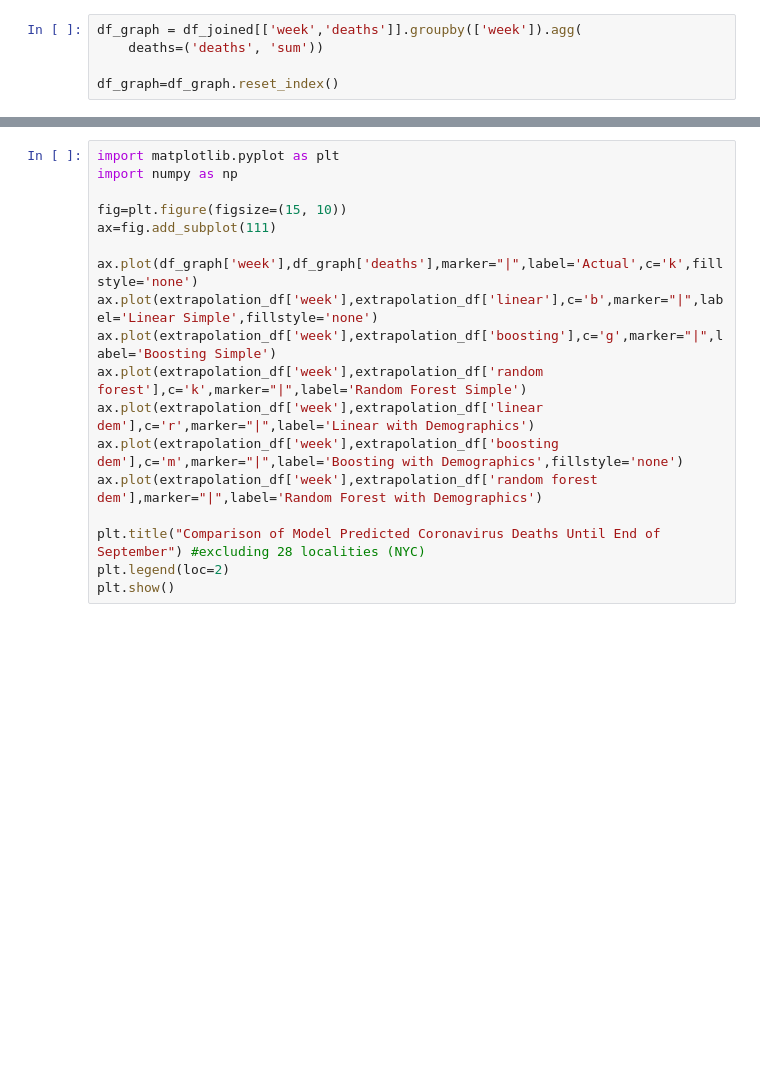
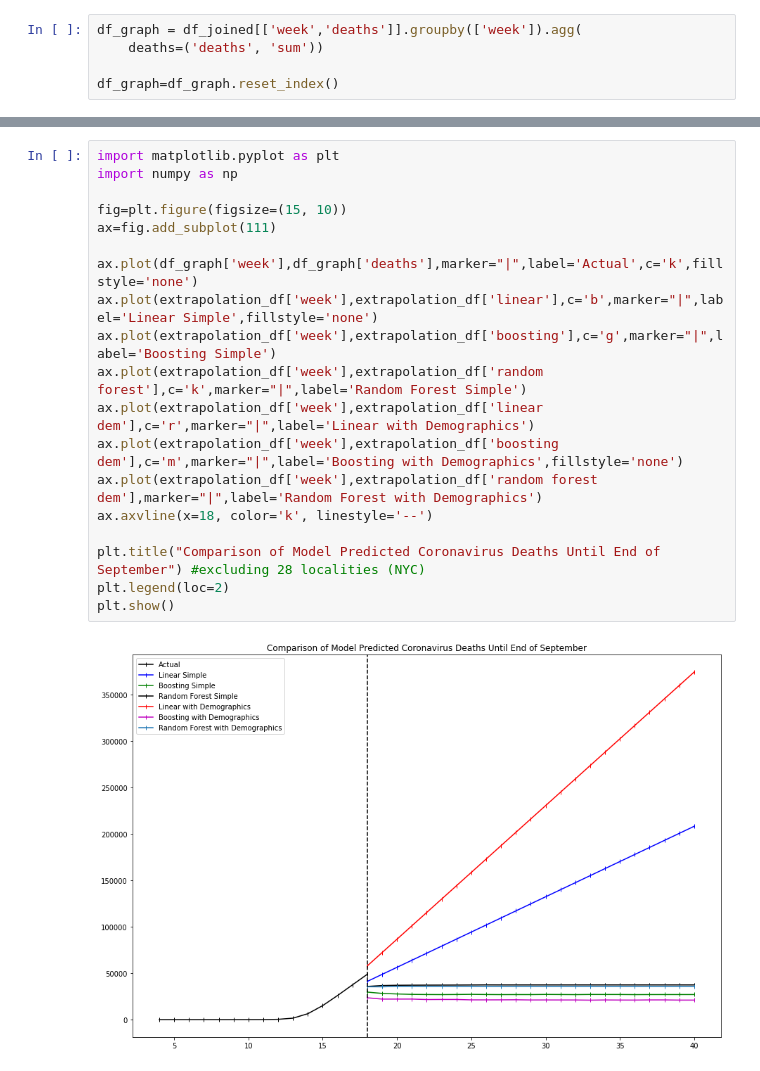
Before and after one commit to CS109b-Team37/Pollution-Prediction, a Jupyter notebook: analyses/prediction_models_ee.ipynb, the cells around one changed output, grey strips where cells are left out. Saved outputs shown, nothing was run; the diff lists cells and outputs as text; blank space fills up the shorter version.

Commit message:
update graph

```diff
--- a/analyses/prediction_models_ee.ipynb
+++ b/analyses/prediction_models_ee.ipynb
@@ -573,18 +450,21 @@ extrapolation_df
 # %%
 import matplotlib.pyplot as plt
 import numpy as np
 
 fig=plt.figure(figsize=(15, 10))
 ax=fig.add_subplot(111)
 
 ax.plot(df_graph['week'],df_graph['deaths'],marker="|",label='Actual',c='k',fillstyle='none')
 ax.plot(extrapolation_df['week'],extrapolation_df['linear'],c='b',marker="|",label='Linear Simple',fillstyle='none')
 ax.plot(extrapolation_df['week'],extrapolation_df['boosting'],c='g',marker="|",label='Boosting Simple')
 ax.plot(extrapolation_df['week'],extrapolation_df['random forest'],c='k',marker="|",label='Random Forest Simple')
 ax.plot(extrapolation_df['week'],extrapolation_df['linear dem'],c='r',marker="|",label='Linear with Demographics')
 ax.plot(extrapolation_df['week'],extrapolation_df['boosting dem'],c='m',marker="|",label='Boosting with Demographics',fillstyle='none')
 ax.plot(extrapolation_df['week'],extrapolation_df['random forest dem'],marker="|",label='Random Forest with Demographics')
+ax.axvline(x=18, color='k', linestyle='--')
 
 plt.title("Comparison of Model Predicted Coronavirus Deaths Until End of September") #excluding 28 localities (NYC)
 plt.legend(loc=2)
 plt.show()
+# %% [output]
+[figure, added]
```
Also changed, not shown: parts of 16 cells of this notebook.
